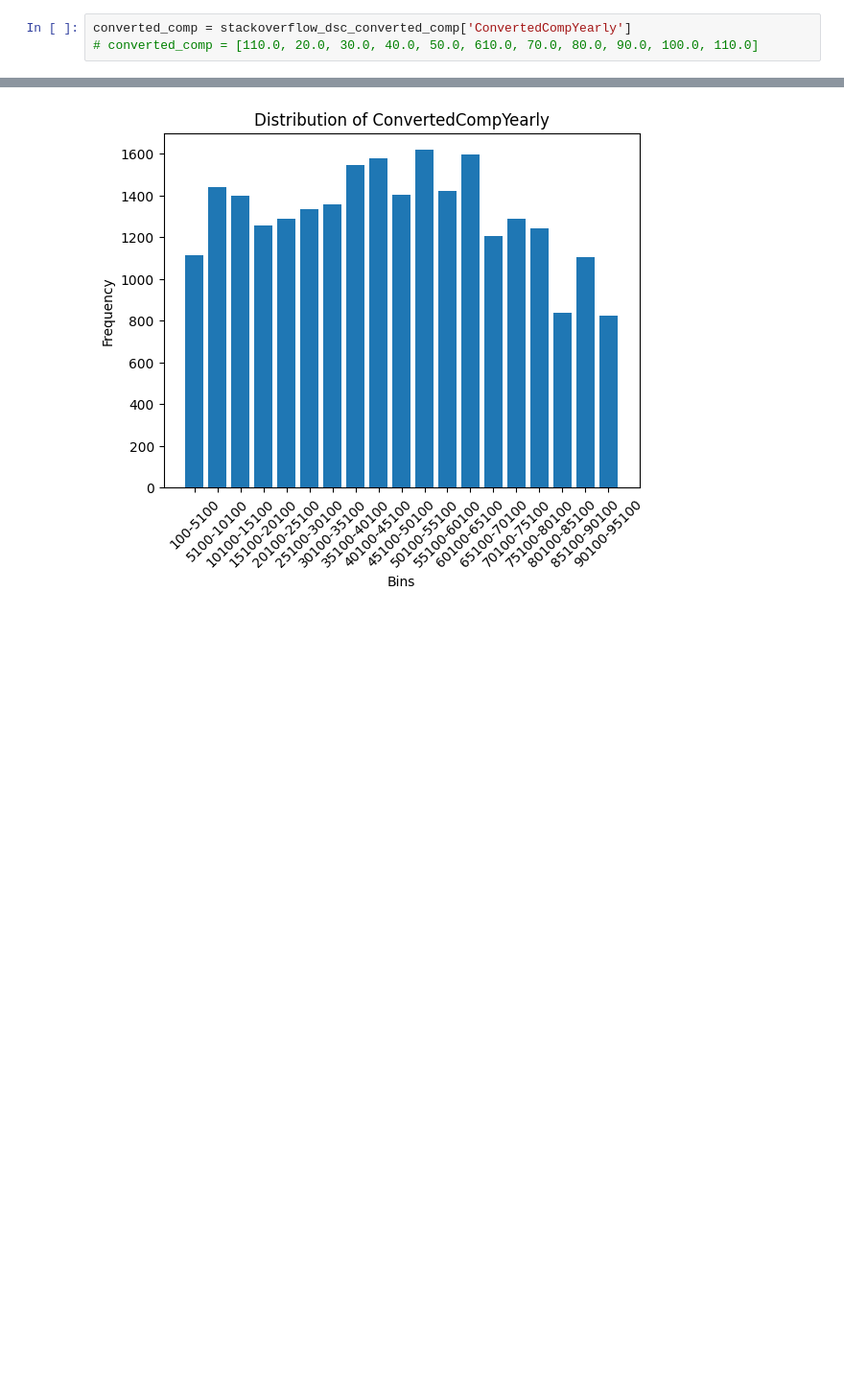
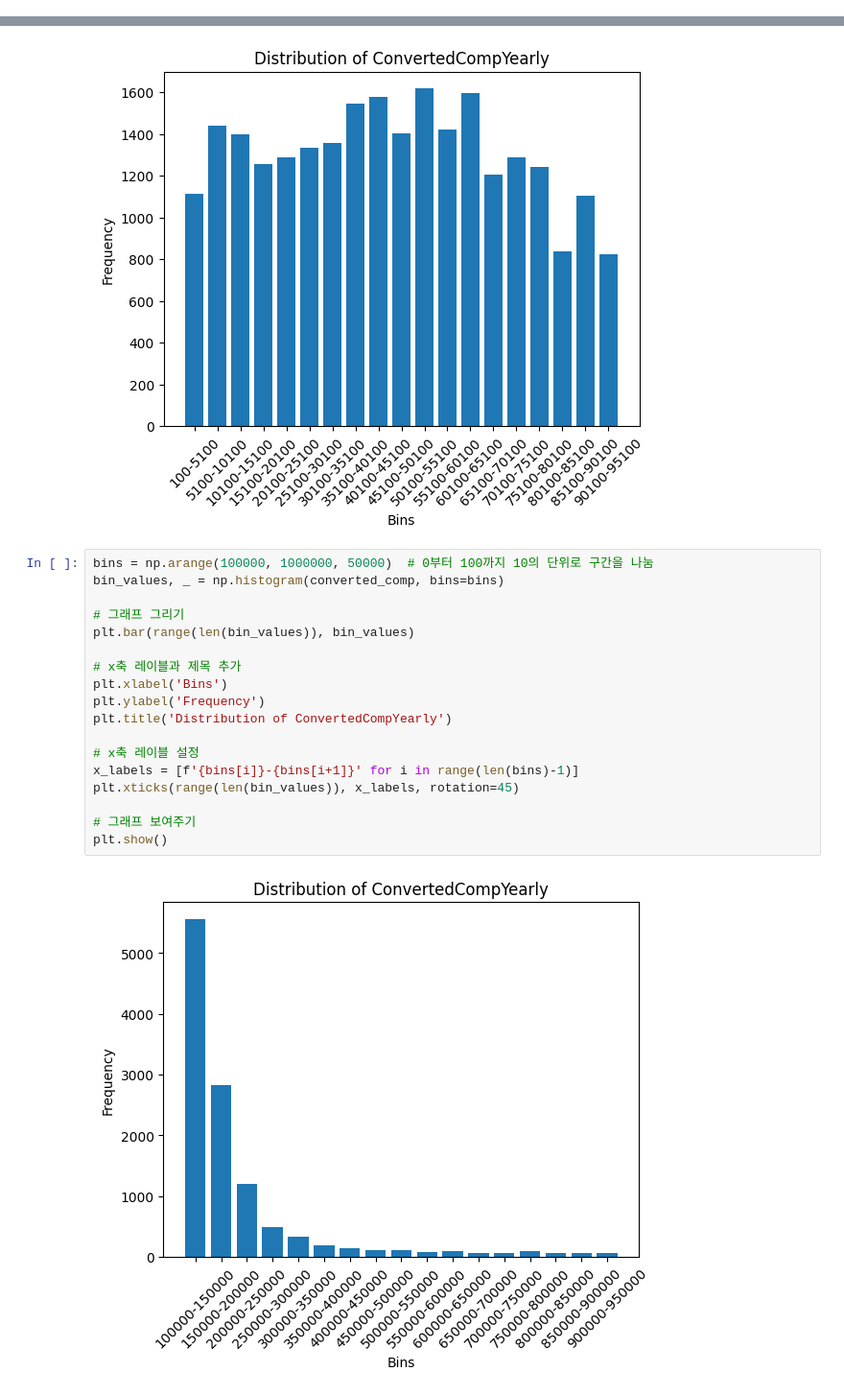
Before and after one commit to zhoho/Stackoverflow_analysis_python, a Jupyter notebook: Stackoverflow_analy_python.ipynb, the cells around one changed output, grey strips where cells are left out. Shown at 96% size. Saved outputs shown, nothing was run; the diff lists cells and outputs as text; blank space fills up the shorter version.

```diff
--- a/Stackoverflow_analy_python.ipynb
+++ b/Stackoverflow_analy_python.ipynb
@@ -35,3 +0,0 @@ stackoverflow_dsc_converted_comp
-# %%
-converted_comp = stackoverflow_dsc_converted_comp['ConvertedCompYearly']
-# converted_comp = [110.0, 20.0, 30.0, 40.0, 50.0, 610.0, 70.0, 80.0, 90.0, 100.0, 110.0]
@@ -77,3 +79,23 @@ plt.xticks(range(len(bin_values)), x_labels, rotation=45)
 plt.show()
 # %% [output]
 [figure]
+# %%
+bins = np.arange(100000, 1000000, 50000)  # 0부터 100까지 10의 단위로 구간을 나눔
+bin_values, _ = np.histogram(converted_comp, bins=bins)
+
+# 그래프 그리기
+plt.bar(range(len(bin_values)), bin_values)
+
+# x축 레이블과 제목 추가
+plt.xlabel('Bins')
+plt.ylabel('Frequency')
+plt.title('Distribution of ConvertedCompYearly')
+
+# x축 레이블 설정
+x_labels = [f'{bins[i]}-{bins[i+1]}' for i in range(len(bins)-1)]
+plt.xticks(range(len(bin_values)), x_labels, rotation=45)
+
+# 그래프 보여주기
+plt.show()
+# %% [output]
+[figure, added]
```
Also changed, not shown: parts of 11 cells of this notebook, 1 other file.
